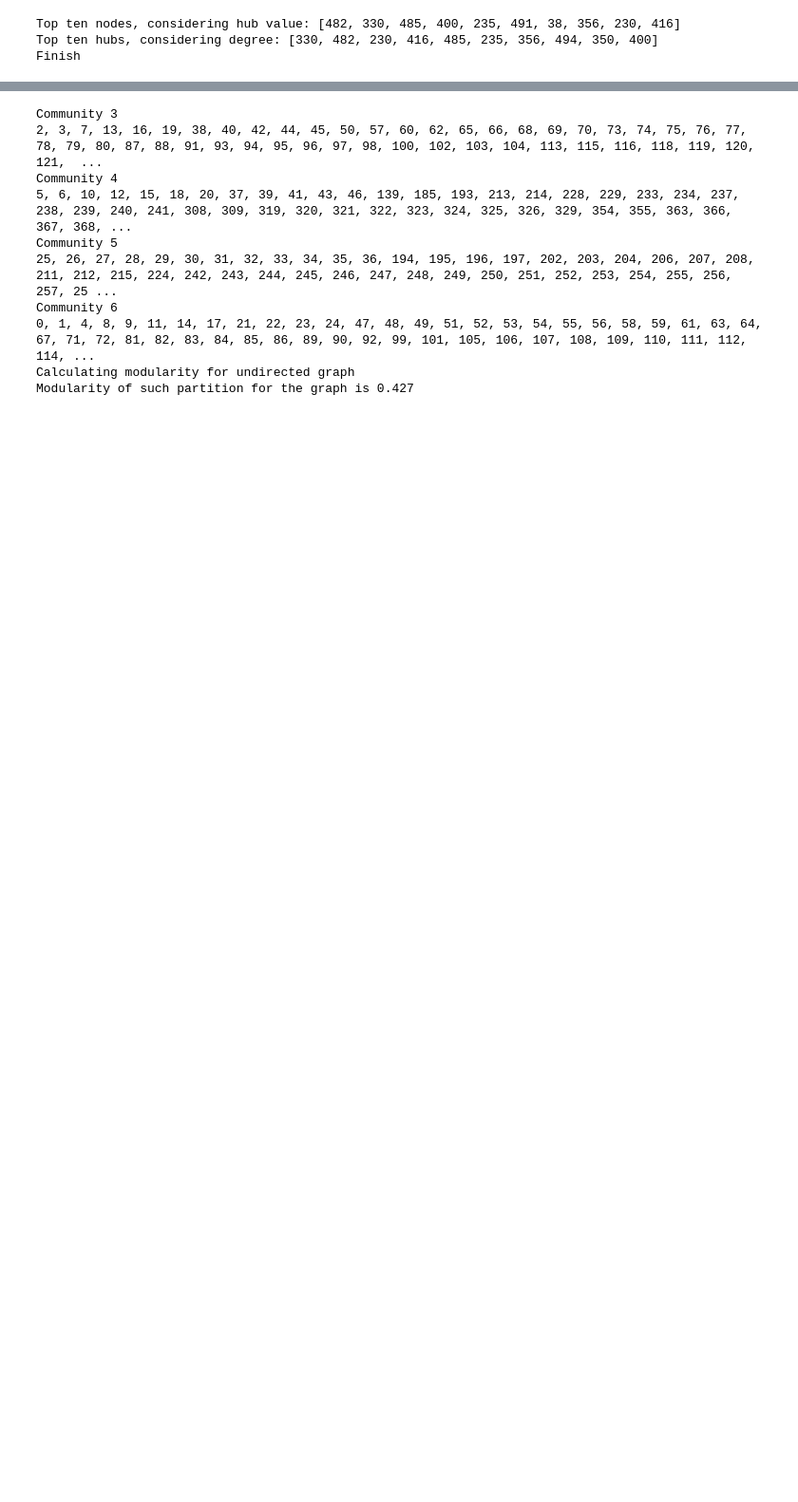
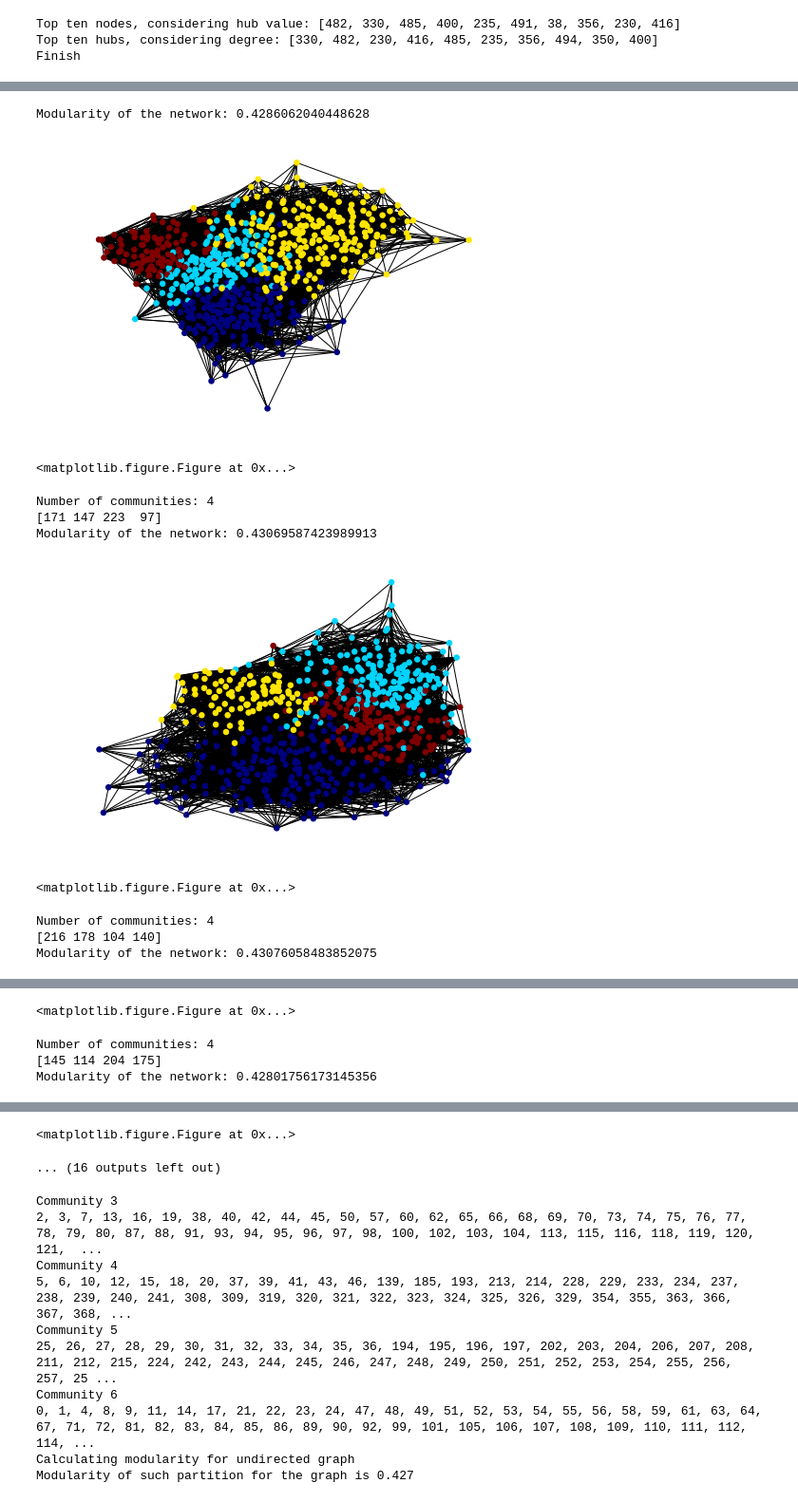
Before and after one commit to andreiarog/RC_project2, a Jupyter notebook: project_2_redes_complexas_brain.ipynb, the cells around one changed output, grey strips where cells are left out. Shown at 95% size. Saved outputs shown, nothing was run; the diff lists cells and outputs as text; code cells hidden in the pictures; blank space fills up the shorter version.

```diff
--- a/project_2_redes_complexas_brain.ipynb
+++ b/project_2_redes_complexas_brain.ipynb
@@ -262,0 +256,55 @@ Number of communities: 5
+# %%
+#study of communities with different order for nodes, so as to find nodes that belong always to the same communities
+# and nodes in the borderline
+from random import shuffle
+from numpy import sort
+
+def generateCommunity(file):
+
+    G = createGraph(file)
+    #print(list(G.edges()))
+    #[e for e in G.edges()]
+    edges = list(G.edges())
+    shuffle(edges)
+    #print(type(edges)==list)
+   # print(edges)
+    shuffle_G = nx.Graph()
+    shuffle_G.add_edges_from(edges)
+
+    [part_louvain, content_communities_louvain] = communities(shuffle_G)
+
+    return [part_louvain, content_communities_louvain]
+
+communities_iter = []
+communities_iter.append(comm_louvain)
+for i in range(9):
+    [part_louvain, communities_louvain] = generateCommunity('Coactivation_matrix.mat')
+    for i in range(len(communities_louvain)): #go to each row that corresponds to a community and sort columns
+        communities_louvain[i].sort()
+    communities_louvain = sorted(communities_louvain, key=lambda x: x[0])
+    #print("Communities:", communities_louvain)
+    #communities_louvain.sort(order=['f0'], axis=0)
+    communities_iter.append(communities_louvain)
+#sort per columns
+#communities_iter.sort(axis=1,)
+#print("First case:", communities_iter[0]) #what to do???? 5 communities here and 4 in the other
+communities_constant_nodes = []
+for i in range(4):
+    result = set(communities_iter[1][i]) & set(communities_iter[2][i]) & set(communities_iter[3][i]) & set(communities_iter[4][i]) & set(communities_iter[5][i])& set(communities_iter[6][i]) & set(communities_iter[7][i]) & set(communities_iter[8][i]) & set(communities_iter[9][i])
+    communities_constant_nodes.append(result)
+
+print("Results:", communities_constant_nodes)
+
+#como posso comparar mesmo entre estes 4 -> ver intersecções sucessivas à medida que vou buscando cada
+# %% [output]
+Modularity of the network: 0.4286062040448628
+[figure, added]
+<matplotlib.figure.Figure at 0x...>
+Number of communities: 4
+[171 147 223  97]
+Modularity of the network: 0.43069587423989913
+[figure, added]
+<matplotlib.figure.Figure at 0x...>
+Number of communities: 4
+[216 178 104 140]
+Modularity of the network: 0.43076058483852075
@@ -262,0 +312,4 @@ Number of communities: 5
+<matplotlib.figure.Figure at 0x...>
+Number of communities: 4
+[145 114 204 175]
+Modularity of the network: 0.42801756173145356
@@ -263,3 +317,5 @@ Number of communities: 5
+<matplotlib.figure.Figure at 0x...>
+... (16 outputs left out)
 # %%
 comm_newman = newman_communities(G)
 
```
Also changed, not shown: parts of 6 cells of this notebook, 1 other file.
